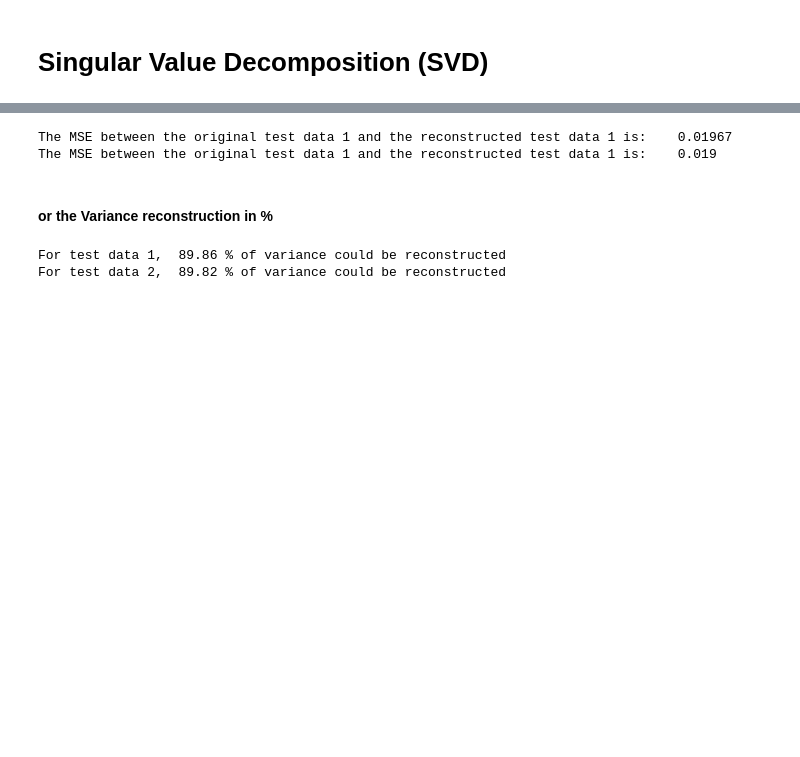
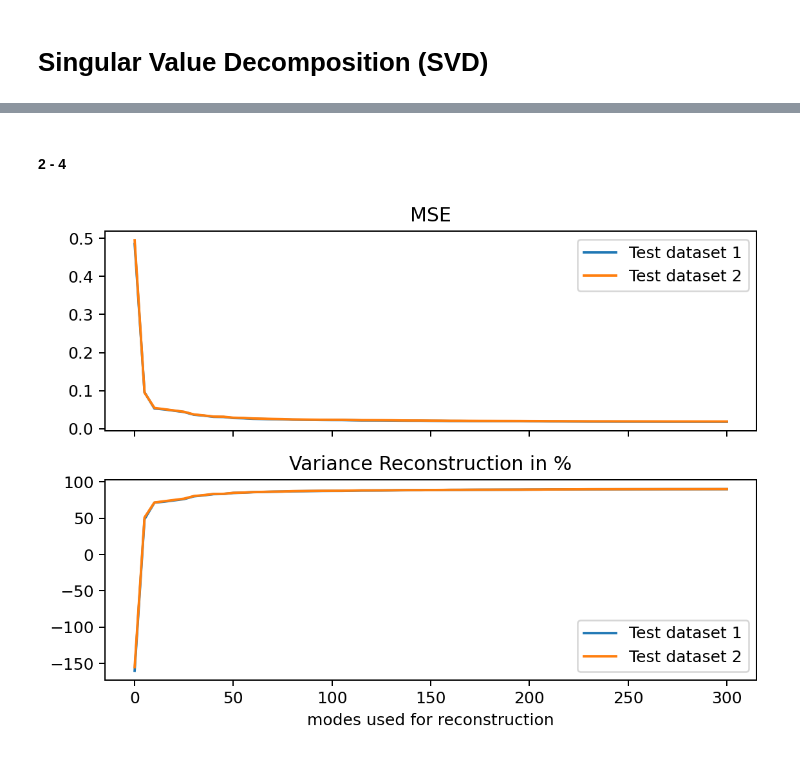
Before and after one commit to AntonSchreiber/ROM-buffet-forecasting, a Jupyter notebook: App/svd_test.ipynb, the cells around one changed output, grey strips where cells are left out. Cells and saved outputs as stored; diff of their text form; code cells hidden in the pictures; blank space fills up the shorter version.

Commit message:
Update test metrics and plots

```diff
--- a/App/svd_test.ipynb
+++ b/App/svd_test.ipynb
@@ -12,9 +11,12 @@
 import torch as pt
 from torch import flatten
 from os.path import join
+import matplotlib.pyplot as plt
+import torch.nn.functional as F
+plt.rcParams["figure.dpi"] = 180
 
 output_path = "../output/SVD"
 data_path = "../data"
 
-test_keys = ['ma0.84_alpha5.00', 'ma0.84_alpha4.50']
+test_keys = ['ma0.84_alpha4.50', 'ma0.84_alpha5.00']
 # %% [markdown]
@@ -22,7 +24,8 @@ test_keys = ['ma0.84_alpha5.00', 'ma0.84_alpha4.50']
 # %%
+# Load test datsets
 cp_084_data = pt.load(join(data_path, "cp_084_500snaps.pt"))
 X_test_1= cp_084_data[test_keys[0]].flatten(0, 1)
 X_test_2 = cp_084_data[test_keys[1]].flatten(0, 1)
 
-X_test_1.shape
-X_test_2.shape
+# Load left singular vectors
+U = pt.load(join(output_path, "U.pt"))
@@ -33,7 +31,0 @@ torch.Size([73935, 500])
-# %%
-# load the left singular vectors
-U_90 = pt.load(join(output_path, "U_90.pt"))
-U_opt = pt.load(join(output_path, "U_opt.pt"))
-
-U_90_T = pt.transpose(U_90, 0, 1)
-print(U_90_T.shape)
@@ -60,28 +32,2 @@ torch.Size([73935, 500])
-# %%
-MSE_1 = pt.mean((X_test_1 - X_test_1_reconstr) ** 2)
-print("The MSE between the original test data 1 and the reconstructed test data 1 is:   ", round(MSE_1.item(), 5))
-
-MSE_2 = pt.mean((X_test_2 - X_test_2_reconstr) ** 2)
-print("The MSE between the original test data 1 and the reconstructed test data 1 is:   ", round(MSE_2.item(), 5))
-# %% [output]
-The MSE between the original test data 1 and the reconstructed test data 1 is:    0.01967
-The MSE between the original test data 1 and the reconstructed test data 1 is:    0.019
-# %% [markdown]
-#### or the Variance reconstruction in %
-# %%
-total_variance = pt.sum((X_test_1 - pt.mean(X_test_1)) ** 2)
-residual_variance = pt.sum((X_test_1 - X_test_1_reconstr) ** 2)
-explained_variance = total_variance - residual_variance
-
-percentage_reconstruction = (explained_variance / total_variance) * 100
-print("For test data 1, ", round(percentage_reconstruction.item(), 2), "% of variance could be reconstructed")
-
-total_variance = pt.sum((X_test_2 - pt.mean(X_test_2)) ** 2)
-residual_variance = pt.sum((X_test_2 - X_test_2_reconstr) ** 2)
-explained_variance = total_variance - residual_variance
-
-percentage_reconstruction = (explained_variance / total_variance) * 100
-print("For test data 2, ", round(percentage_reconstruction.item(), 2), "% of variance could be reconstructed")
-# %% [output]
-For test data 1,  89.86 % of variance could be reconstructed
-For test data 2,  89.82 % of variance could be reconstructed
+# %% [markdown]
+#### 2 - 4
@@ -87,0 +71,16 @@ For test data 2,  89.82 % of variance could be reconstructed
+# %%
+# Plot the results and save the figure
+fig, (ax1, ax2) = plt.subplots(2, 1, sharex=True)
+ax1.plot(ranks, MSE_1, label="Test dataset 1")
+ax1.plot(ranks, MSE_2, label="Test dataset 2")
+ax1.set_title("MSE")
+ax1.legend()
+ax2.plot(ranks, Var1, label="Test dataset 1")
+ax2.plot(ranks, Var2, label="Test dataset 2")
+ax2.set_title("Variance Reconstruction in %")
+ax2.set_xlabel("modes used for reconstruction")
+ax2.legend()
+fig.tight_layout()
+fig.savefig(join(output_path, "MSE_and_Variance_with_rank.png"))
+# %% [output]
+[figure, added]
```
Also changed, not shown: parts of 11 cells of this notebook, 1 other file.
